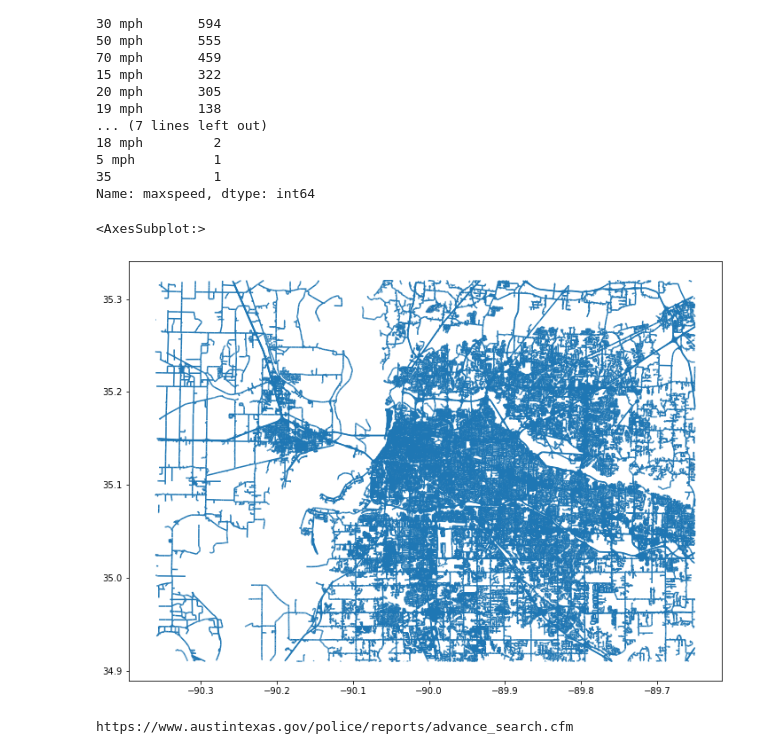
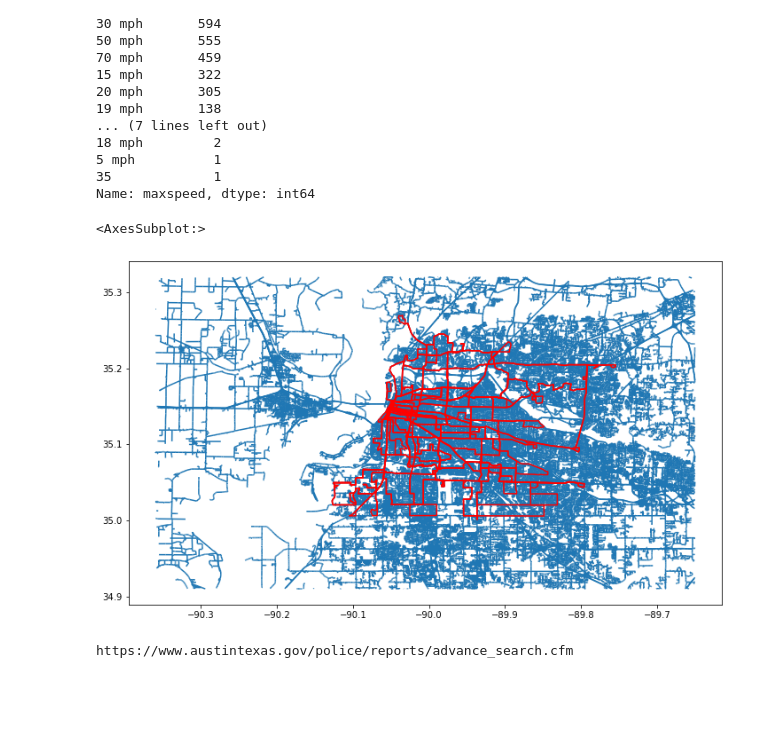
Before and after one commit to Sustainability-GIS-2021/final-assignment-redalisa, a Jupyter notebook: final_assignment.ipynb, the cells around one changed output. Saved outputs shown, nothing was run; the diff lists cells and outputs as text; code cells hidden in the pictures; blank space fills up the shorter version.

```diff
--- a/final_assignment.ipynb
+++ b/final_assignment.ipynb
@@ -152,0 +151,9 @@ geopandas.geoseries.GeoSeries
+# %%
+# Transform GeoSeries into GeoDataFrame
+routes = gpd.GeoDataFrame(grouped)
+# Reset index to access the ID number column of the routes
+routes = routes.reset_index()
+# Rename column to make it more intuitive for the reader
+routes = routes.rename(columns = {"shape_id":"route_id"})
+# View the dataframe
+routes
@@ -224,10 +251,11 @@ NaN       552827
 35             1
 Name: maxspeed, dtype: int64
 # %%
-edges.plot(figsize = (12,12))
+ax = roads.plot(figsize = (12,12))
+routes.plot(ax = ax, color = 'red')
 # %% [output]
 <AxesSubplot:>
-[figure, old version]
+[figure, new version]
 # %%
 ## Austin crash fatality data
 
```
Also changed, not shown: parts of 7 cells of this notebook.
